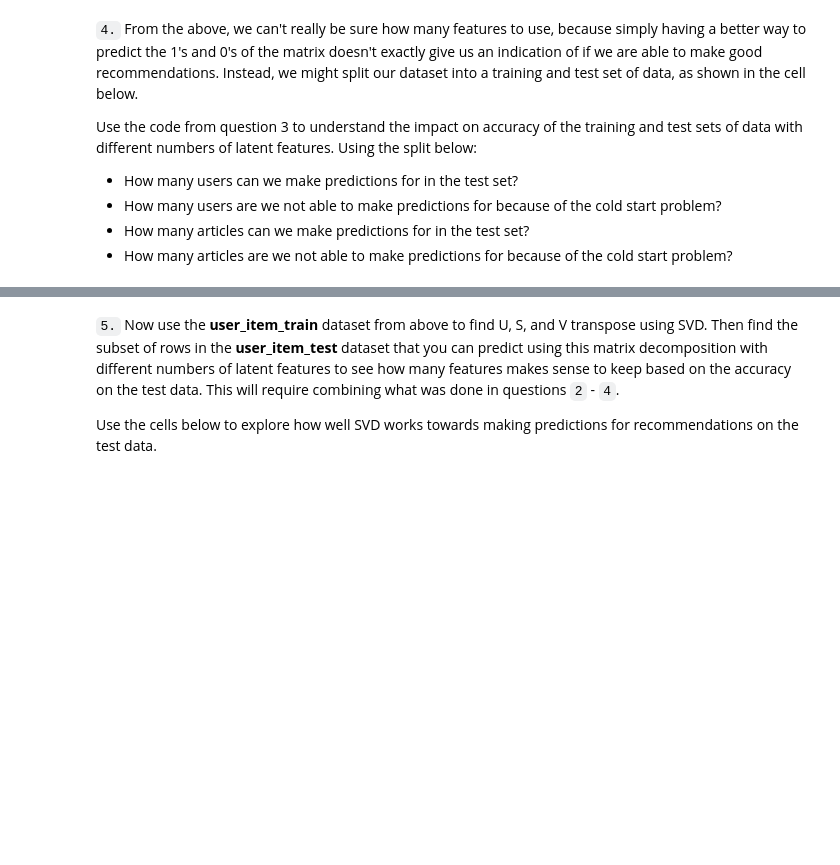
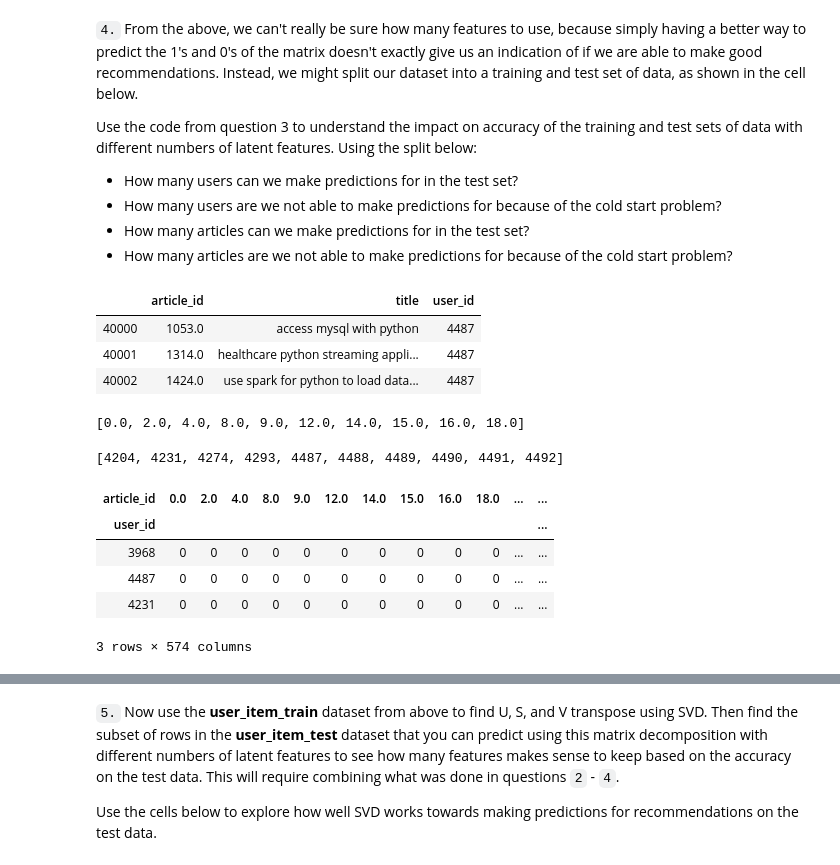
Before and after one commit to hider-toula/Recommendations_with_IBM, a Jupyter notebook: Recommendations_with_IBM.ipynb, the cells around one changed output, grey strips where cells are left out. Saved outputs shown, nothing was run; the diff lists cells and outputs as text; code cells hidden in the pictures; blank space fills up the shorter version.

```diff
--- a/Recommendations_with_IBM.ipynb
+++ b/Recommendations_with_IBM.ipynb
@@ -939,6 +932,13 @@ Use the code from question 3 to understand the impact on accuracy of the trainin
 * How many users are we not able to make predictions for because of the cold start problem?
 * How many articles can we make predictions for in the test set?
 * How many articles are we not able to make predictions for because of the cold start problem?
+# %%
+df_test.head(3)
+# %% [output]
+|  | article_id | title | user_id |
+| 40000 | 1053.0 | access mysql with python | 4487 |
+| 40001 | 1314.0 | healthcare python streaming appli... | 4487 |
+| 40002 | 1424.0 | use spark for python to load data... | 4487 |
 # %%
 df_train = df.head(40000)
 df_test = df.tail(5993)
@@ -958,8 +958,40 @@ def create_test_and_train_user_item(df_train, df_test):
     test_arts - all of the test article ids
 
     '''
-    # Your code here
+    # Creating user-item matrix for train data-set
+    user_item_train = create_user_item_matrix(df_train)
+    user_item_test = create_user_item_matrix(df_test)
+
+
+    train_idx = set(user_item_train.index)
+    test_idx = set(user_item_test.index)
+    common_rows = train_idx.intersection(test_idx)
+
+    # The columns to be used for tets --
+    train_arts = set(user_item_train.columns)
+    test_arts = set(user_item_test.columns)
+    common_cols = train_arts.intersection(test_arts)
+
+    user_item_test = user_item_test.loc[common_rows, common_cols]
+
 
     return user_item_train, user_item_test, test_idx, test_arts
 
 user_item_train, user_item_test, test_idx, test_arts = create_test_and_train_user_item(df_train, df_test)
+# %%
+list(test_arts)[:10]
+# %% [output]
+[0.0, 2.0, 4.0, 8.0, 9.0, 12.0, 14.0, 15.0, 16.0, 18.0]
+# %%
+list(test_idx)[:10]
+# %% [output]
+[4204, 4231, 4274, 4293, 4487, 4488, 4489, 4490, 4491, 4492]
+# %%
+user_item_test.head(3)
+# %% [output]
+| article_id | 0.0 | 2.0 | 4.0 | 8.0 | 9.0 | 12.0 | 14.0 | 15.0 | 16.0 | 18.0 | ... | ... |
+| user_id |  |  |  |  |  |  |  |  |  |  |  | ... |
+| 3968 | 0 | 0 | 0 | 0 | 0 | 0 | 0 | 0 | 0 | 0 | ... | ... |
+| 4487 | 0 | 0 | 0 | 0 | 0 | 0 | 0 | 0 | 0 | 0 | ... | ... |
+| 4231 | 0 | 0 | 0 | 0 | 0 | 0 | 0 | 0 | 0 | 0 | ... | ... |
+3 rows × 574 columns
```
Also changed, not shown: parts of 13 cells of this notebook, 1 other file.
